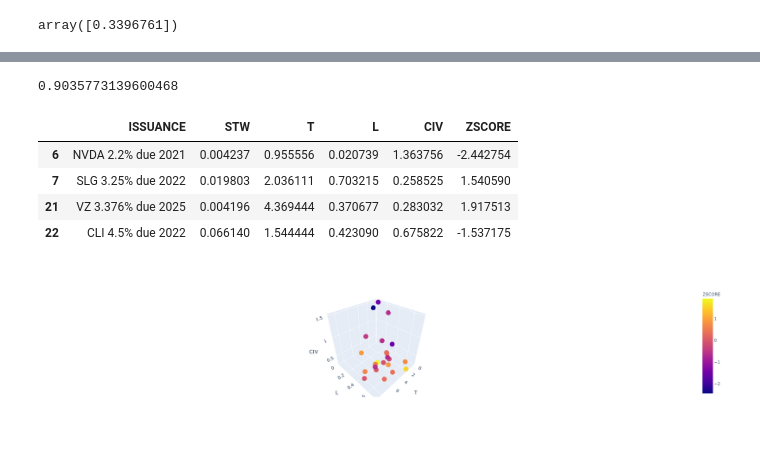
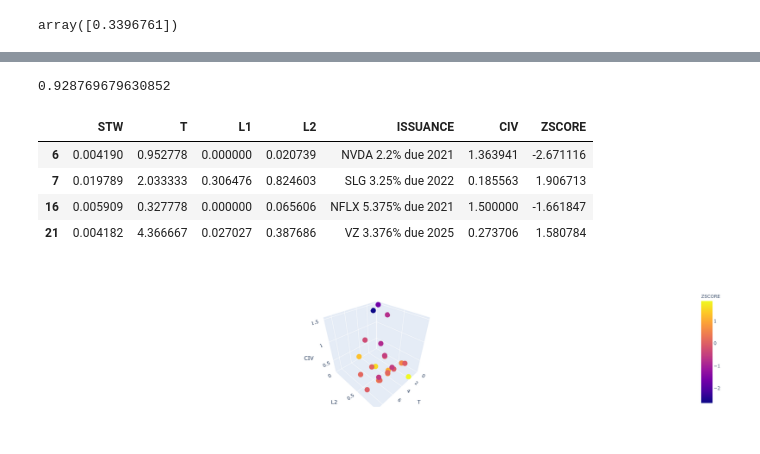
Before and after one commit to gravaman/civ_screen, a Jupyter notebook: utils.ipynb, the cells around one changed output, grey strips where cells are left out. Cells and saved outputs as stored; diff of their text form; code cells hidden in the pictures.

```diff
--- a/utils.ipynb
+++ b/utils.ipynb
@@ -7,15 +7,16 @@ import pandas as pd
 import plotly.express as px
 from scipy.stats import norm
 # %%
-def est_civ(S, L, T, threshold=0.001, max_steps=100, civ_guess=0.3, max_civ=1.5, verbose=False):
+def estimate_senior_civ(S, L, T, threshold=0.001, max_steps=100, civ_guess=0.3, max_civ=1.5, verbose=False):
     '''
-    estimates stw given current CIV, L, T
+    estimates stw given current CIV, L, T assuming dollar 1
     params:
     - S (n): spread-to-worst
     - L (n): leverage
     - T (n): time to takeout
     - max_steps (int): max number of iterations
     - civ_guess (float): initial guess used for all CIV
+    - max_civ (float): civ upper bound
     - verbose (bool) verbosity
     returns:
     - CIV (n): credit implied volatility
@@ -84,6 +96,6 @@ fig.show()
 # %%
 # plot civ
-df['CIV'] = est_civ(df.STW, df.L, df['T'])
-fig = px.scatter_3d(df, x='T', y='L', z='CIV', hover_name='ISSUANCE')
+df['CIV'] = estimate_senior_civ(df.STW, df.L2, df['T'])
+fig = px.scatter_3d(df, x='T', y='L2', z='CIV', hover_name='ISSUANCE')
 fig.show()
 # %% [output]
@@ -91,8 +103,8 @@ fig.show()
 # %%
 # standardize data for RF
-mus = df[['T', 'L']].mean(axis=0)
-stds = df[['T', 'L']].std(axis=0)
-X = (df[['T', 'L']]-mus)/stds
+mus = df[['T', 'L2']].mean(axis=0)
+stds = df[['T', 'L2']].std(axis=0)
+X = (df[['T', 'L2']]-mus)/stds
 Y = df.CIV
 # %%
 # rf regressor
@@ -102,7 +114,7 @@ regr = RandomForestRegressor(max_depth=2, random_state=0)
 regr.fit(X, Y)
 regr.score(X, Y)
 # %% [output]
-0.9035773139600468
+0.928769679630852
 # %%
 # generate predictions and find outliers
 preds = regr.predict(X)
@@ -111,13 +123,13 @@ z_score_errs = (errs-errs.mean())/errs.std()
 df['ZSCORE'] = z_score_errs
 df[z_score_errs.abs() >= 1.5]
 # %% [output]
-|  | ISSUANCE | STW | T | L | CIV | ZSCORE |
-| 6 | NVDA 2.2% due 2021 | 0.004237 | 0.955556 | 0.020739 | 1.363756 | -2.442754 |
-| 7 | SLG 3.25% due 2022 | 0.019803 | 2.036111 | 0.703215 | 0.258525 | 1.540590 |
-| 21 | VZ 3.376% due 2025 | 0.004196 | 4.369444 | 0.370677 | 0.283032 | 1.917513 |
-| 22 | CLI 4.5% due 2022 | 0.066140 | 1.544444 | 0.423090 | 0.675822 | -1.537175 |
+|  | STW | T | L1 | L2 | ISSUANCE | CIV | ZSCORE |
+| 6 | 0.004190 | 0.952778 | 0.000000 | 0.020739 | NVDA 2.2% due 2021 | 1.363941 | -2.671116 |
+| 7 | 0.019789 | 2.033333 | 0.306476 | 0.824603 | SLG 3.25% due 2022 | 0.185563 | 1.906713 |
+| 16 | 0.005909 | 0.327778 | 0.000000 | 0.065606 | NFLX 5.375% due 2021 | 1.500000 | -1.661847 |
+| 21 | 0.004182 | 4.366667 | 0.027027 | 0.387686 | VZ 3.376% due 2025 | 0.273706 | 1.580784 |
 # %%
-fig = px.scatter_3d(df, x='T', y='L', z='CIV', hover_name='ISSUANCE', color='ZSCORE')
+fig = px.scatter_3d(df, x='T', y='L2', z='CIV', hover_name='ISSUANCE', color='ZSCORE')
 fig.show()
 # %% [output]
-[figure, old version]
+[figure, new version]
```
Also changed, not shown: parts of 4 cells of this notebook, 3 other files.
